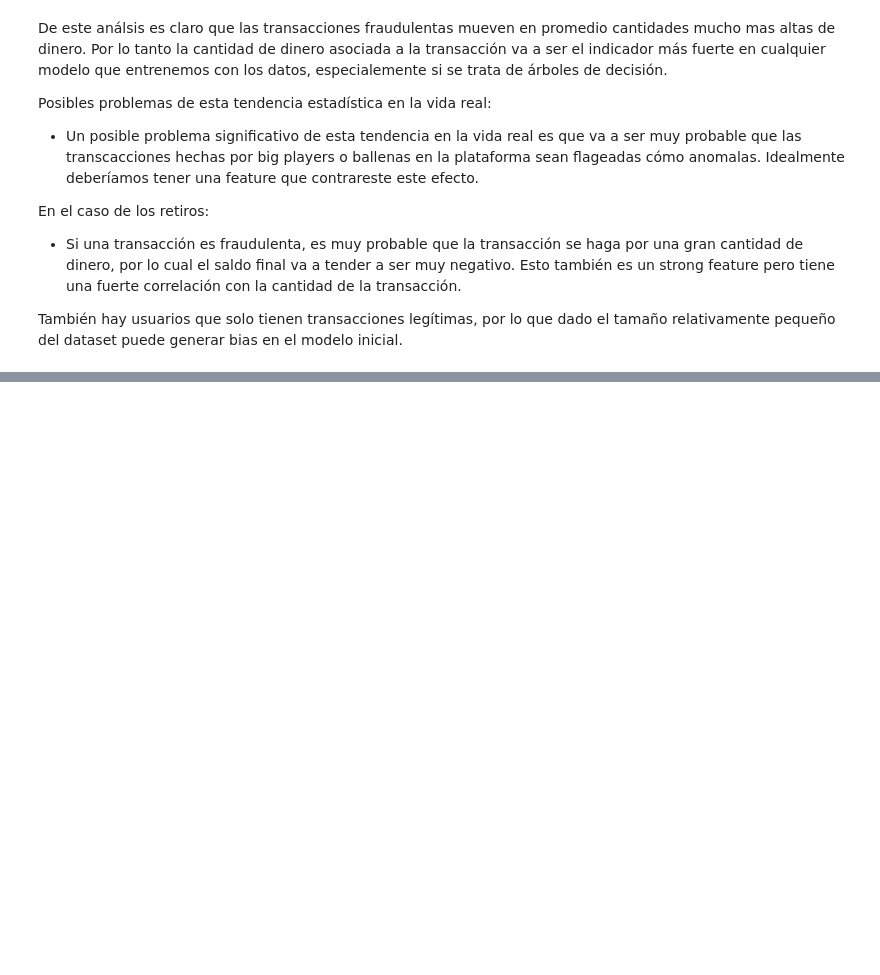
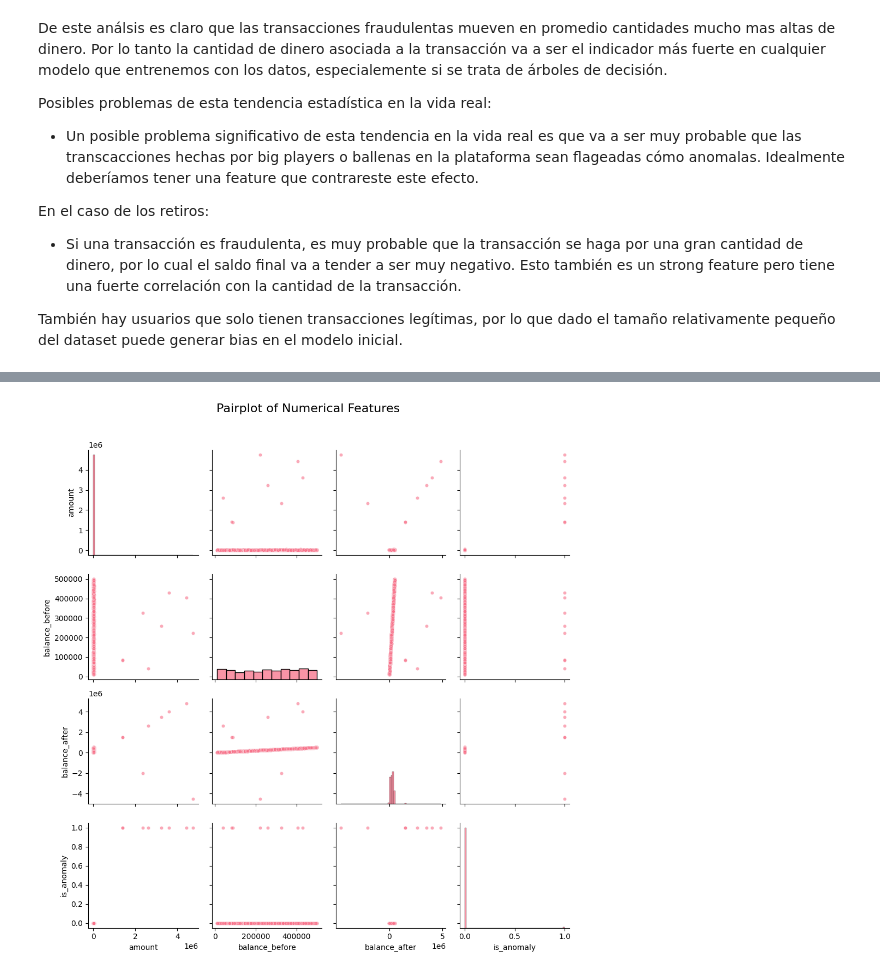
Before and after one commit to JuanHaunted/anomaly-detector, a Jupyter notebook: experiments/exploration.ipynb, the cells around one changed output, grey strips where cells are left out. Saved outputs shown, nothing was run; the diff lists cells and outputs as text; code cells hidden in the pictures; blank space fills up the shorter version.

```diff
--- a/experiments/exploration.ipynb
+++ b/experiments/exploration.ipynb
@@ -158,0 +263,11 @@ También hay usuarios que solo tienen transacciones legítimas, por lo que dado
+# %%
+numerical_columns = dataset.select_dtypes(include=[np.number]).columns
+pair_plot_data = dataset[numerical_columns].sample(n=min(1000, len(dataset)))
+sns.pairplot(pair_plot_data,
+             diag_kind='hist',
+             plot_kws={'alpha': 0.6, 's': 20})
+plt.suptitle('Pairplot of Numerical Features', y=1.02, fontsize=16)
+plt.tight_layout()
+plt.show()
+# %% [output]
+[figure, added]
```
Also changed, not shown: parts of 18 cells of this notebook, 9 other files.
